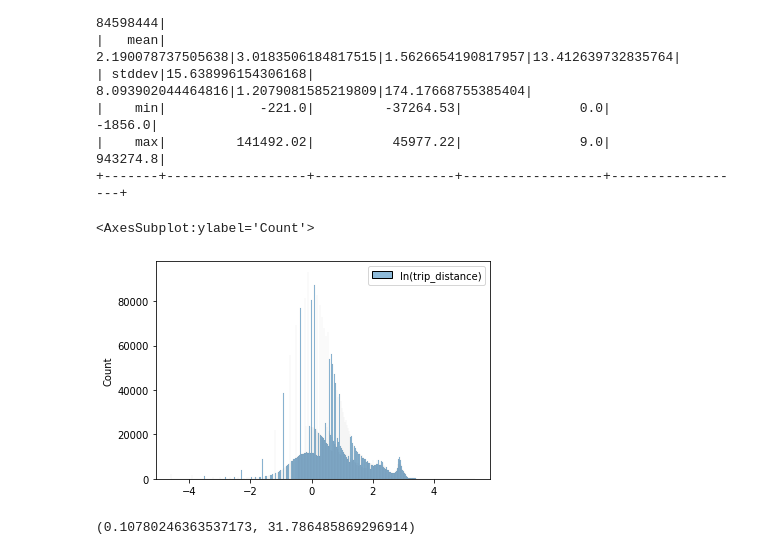
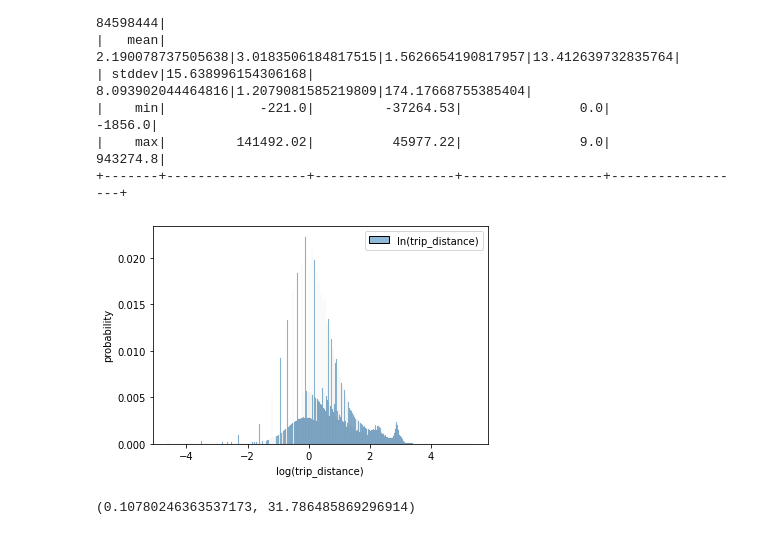
Before and after one commit to MAST30034-Applied-Data-Science/mast30034-project-1-HenryHuang2, a Jupyter notebook: notebooks/Preprocess_part_1.ipynb, the cells around one changed output. Cells and saved outputs as stored; diff of their text form; code cells hidden in the pictures.

Commit message:
Update visualization

```diff
--- a/notebooks/Preprocess_part_1.ipynb
+++ b/notebooks/Preprocess_part_1.ipynb
@@ -63,11 +64,12 @@ sdf_2019.describe(['tip_amount', 'trip_distance', 'passenger_count', 'fare_amoun
 # %%
 # It seems like trip_distance approximately follow a log-normal distribution
 log_trip_distance = sdf_2019.filter(F.col('trip_distance') > 0).select(F.log(F.col('trip_distance')))
 df = log_trip_distance.sample(0.05, seed=0).toPandas()
-sns.histplot(data=df)
+hist = sns.histplot(data = df, stat = 'probability')
+hist.set(xlabel='log(trip_distance)', ylabel='probability')
+plt.show()
 # %% [output]
-<AxesSubplot:ylabel='Count'>
-[figure, old version]
+[figure, new version]
 # %%
 # we will treat data that is 3 std away from mean as outlier
 stat = log_trip_distance.select(F.mean('ln(trip_distance)').alias('mean'),
```
Also changed, not shown: parts of 11 cells of this notebook, 11 other files.
